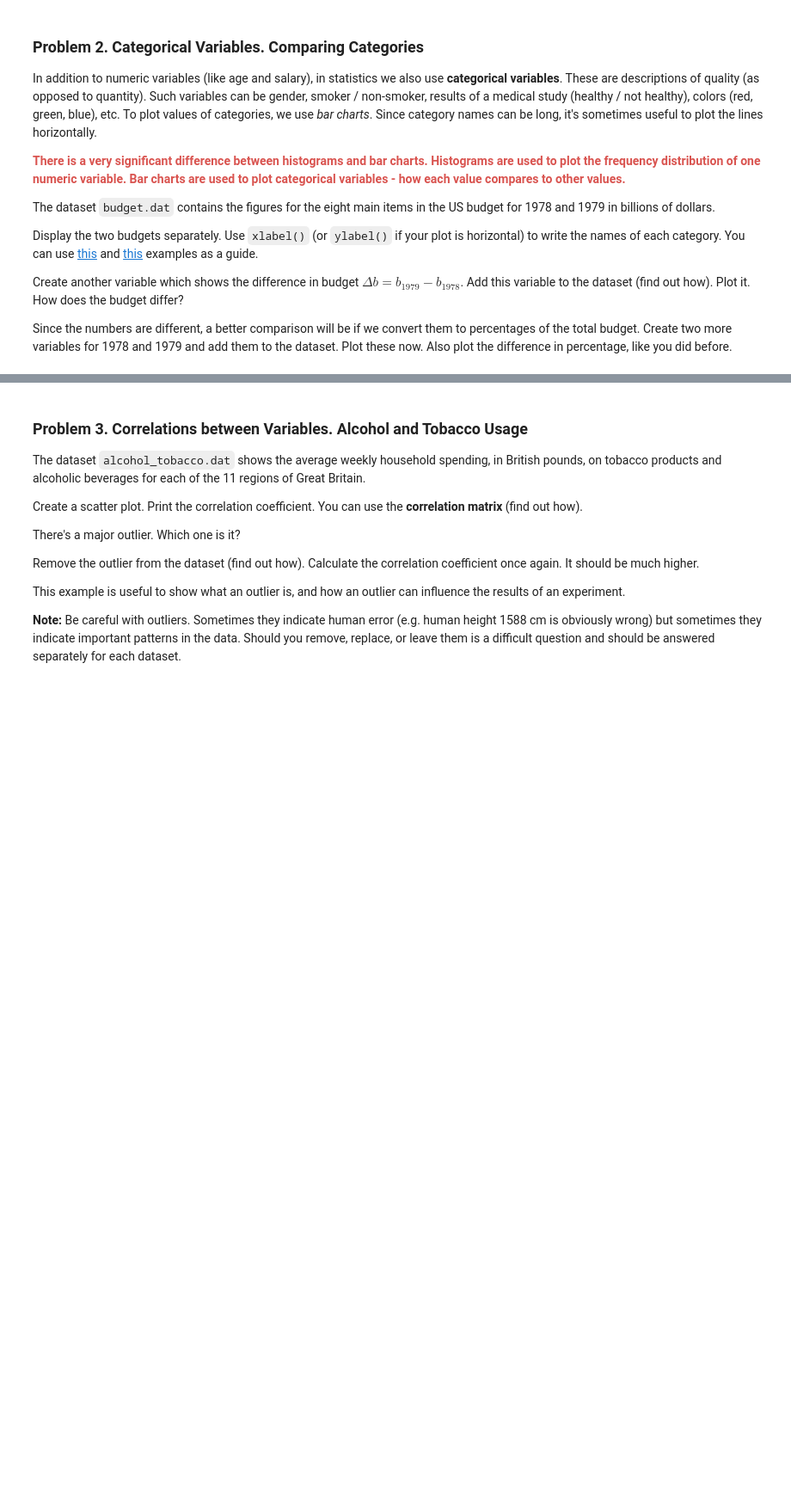
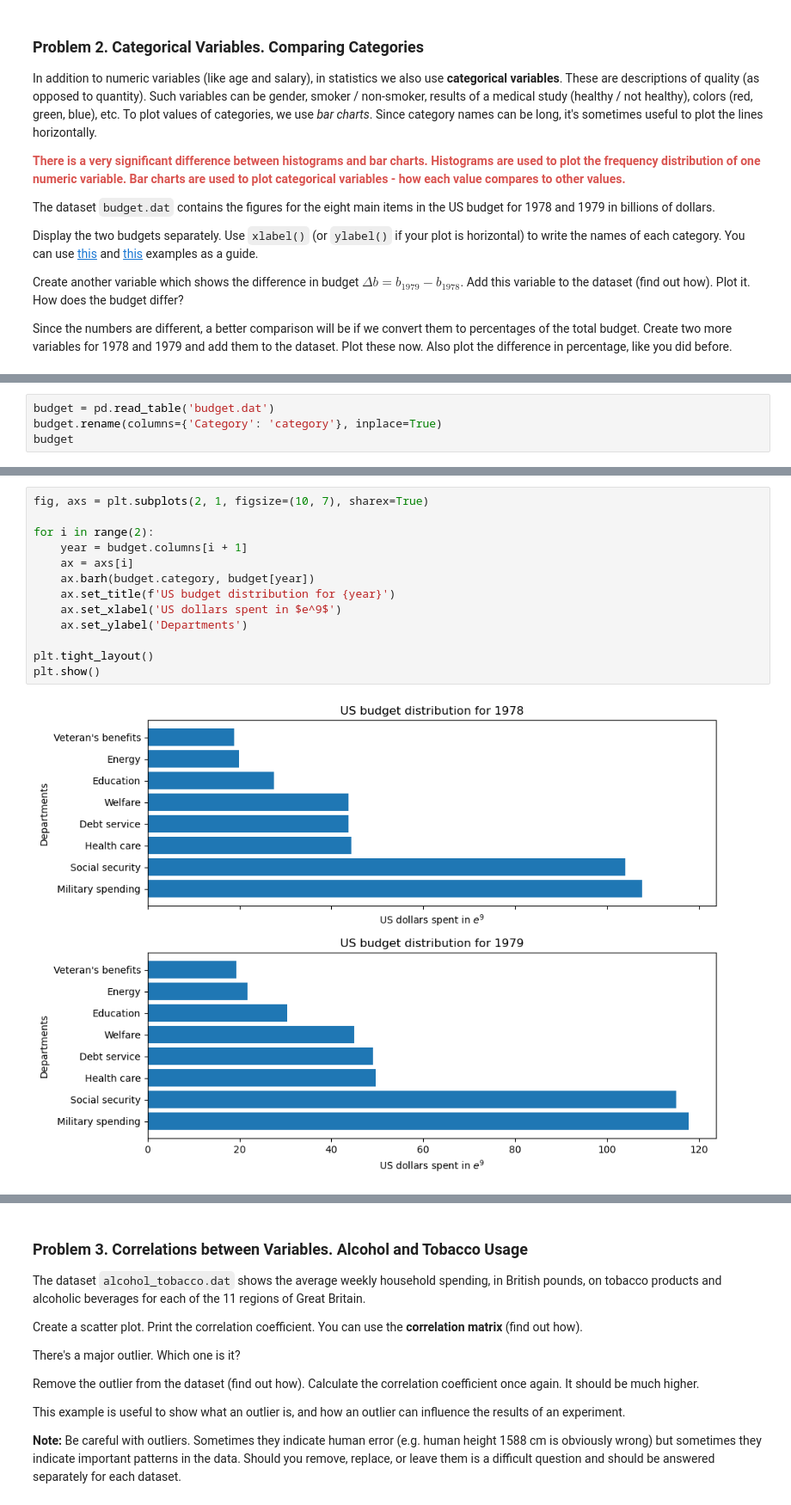
Before and after one commit to StanDobrev11/MathConceptsForDevs, a Jupyter notebook: data/12.StatisticsExercise/Statistics Exercise.ipynb, the cells around one changed output, grey strips where cells are left out. Shown at 86% size. Drawn from its saved outputs; the diff is of its cells as text; blank space fills up the shorter version.

```diff
--- a/data/12.StatisticsExercise/Statistics Exercise.ipynb
+++ b/data/12.StatisticsExercise/Statistics Exercise.ipynb
@@ -67,0 +124,4 @@ Since the numbers are different, a better comparison will be if we convert them
+# %%
+budget = pd.read_table('budget.dat')
+budget.rename(columns={'Category': 'category'}, inplace=True)
+budget
@@ -67,0 +138,15 @@ Since the numbers are different, a better comparison will be if we convert them
+# %%
+fig, axs = plt.subplots(2, 1, figsize=(10, 7), sharex=True)
+
+for i in range(2):
+    year = budget.columns[i + 1]
+    ax = axs[i]
+    ax.barh(budget.category, budget[year])
+    ax.set_title(f'US budget distribution for {year}')
+    ax.set_xlabel('US dollars spent in $e^9$')
+    ax.set_ylabel('Departments')
+
+plt.tight_layout()
+plt.show()
+# %% [output]
+[figure, added]
```
Also changed, not shown: parts of 37 cells of this notebook, 5 other files.
